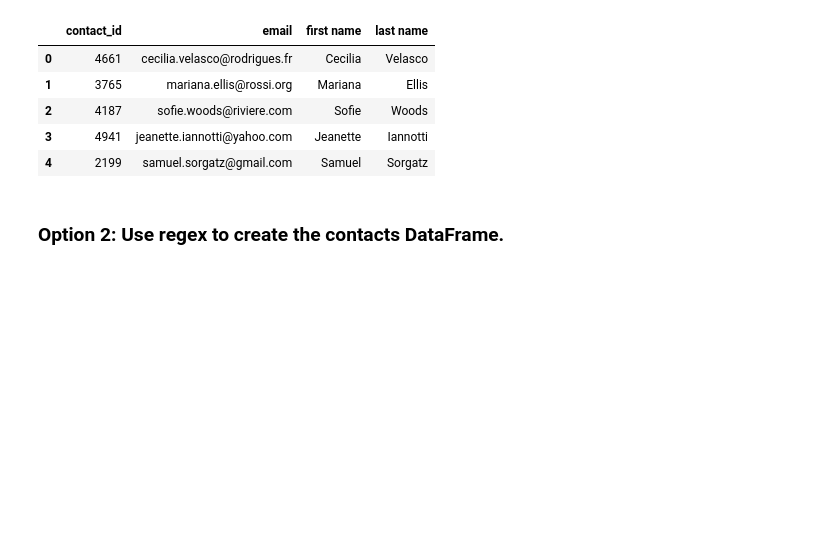
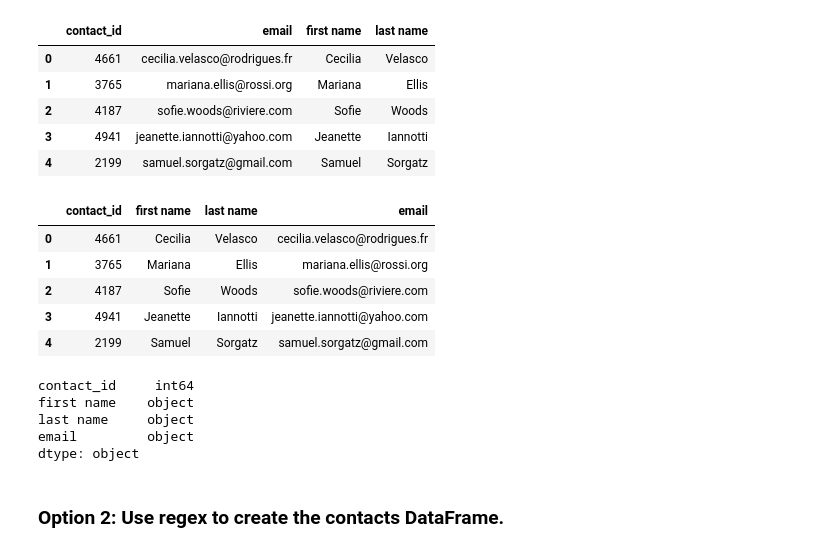
Before and after one commit to KatKess/Crowdfunding_ETL, a Jupyter notebook: ETL_Mini_Project_JEremeeva.ipynb, the cells around one changed output. Saved outputs shown, nothing was run; the diff lists cells and outputs as text; code cells hidden in the pictures; blank space fills up the shorter version.

```diff
--- a/ETL_Mini_Project_JEremeeva.ipynb
+++ b/ETL_Mini_Project_JEremeeva.ipynb
@@ -325,7 +325,7 @@ campaign_cleaned.to_csv("Resources/campaign.csv", index=False)
 ### Extract the contacts.xlsx Data.
 # %%
 # Read the data into a Pandas DataFrame. Use the `header=2` parameter when reading in the data.
-contact_info_df = pd.read_csv('Resources/contacts.csv', header=2)
+contact_info_df = pd.read_excel('Resources/contacts.xlsx', engine = 'openpyxl', header=2)
 contact_info_df.head()
 # %% [output]
 |  | contact_info |
@@ -397,8 +397,23 @@ contact_df_updated.head()
 | 4 | 2199 | samuel.sorgatz@gmail.com | Samuel | Sorgatz |
 # %%
 # Reorder the columns
-contact_df_updated = contact_df_updated[]
+contact_df_cleaned = contact_df_updated[['contact_id', 'first name', 'last name', 'email',]]
+contact_df_cleaned.head()
+# %% [output]
+|  | contact_id | first name | last name | email |
+| 0 | 4661 | Cecilia | Velasco | cecilia.velasco@rodrigues.fr |
+| 1 | 3765 | Mariana | Ellis | mariana.ellis@rossi.org |
+| 2 | 4187 | Sofie | Woods | sofie.woods@riviere.com |
+| 3 | 4941 | Jeanette | Iannotti | jeanette.iannotti@yahoo.com |
+| 4 | 2199 | Samuel | Sorgatz | samuel.sorgatz@gmail.com |
 # %%
 # Check the datatypes one more time before exporting as CSV file.
+print(contact_df_cleaned.dtypes)
+# %% [output]
+contact_id     int64
+first name    object
+last name     object
+email         object
+dtype: object
 # %%
 # Export the DataFrame as a CSV file.
```
Also changed, not shown: parts of 3 cells of this notebook.
